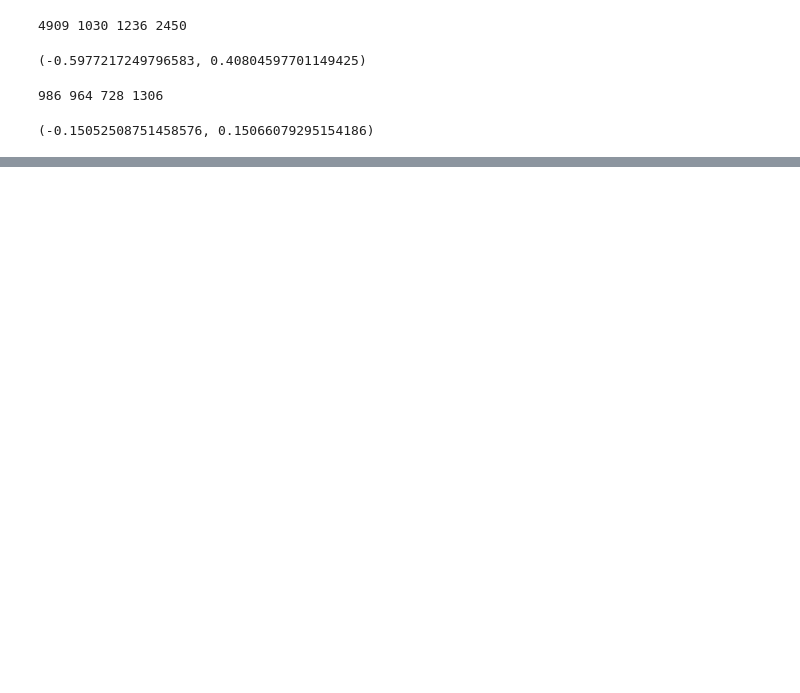
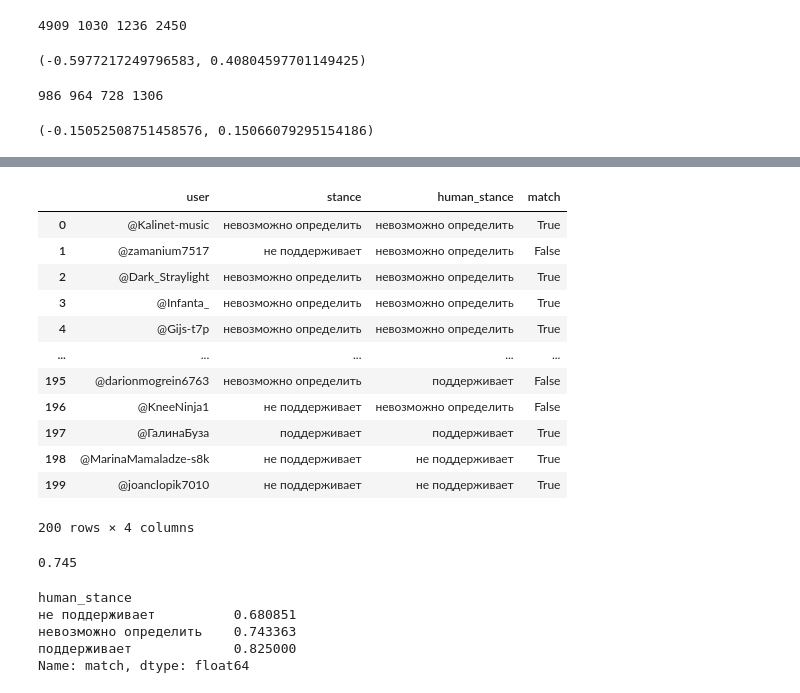
Before and after one commit to Vadim-Vasilyev/Youtube_research, a Jupyter notebook: processing.ipynb, the cells around one changed output, grey strips where cells are left out. Saved outputs shown, nothing was run; the diff lists cells and outputs as text; code cells hidden in the pictures; blank space fills up the shorter version.

```diff
--- a/processing.ipynb
+++ b/processing.ipynb
@@ -270,0 +340,34 @@ calculate_ei(newchron_nodes, newchron_edges)
+# %%
+human = pd.read_csv("./data/human_labels/flatearth_human.csv", encoding="utf-8", sep=";")[["user", "stance"]].rename({"stance": "human_stance"}, axis="columns")
+gpt = pd.read_csv("./data/human_labels/flatearth.csv", encoding="utf-8", sep=",")[["user", "stance"]]
+# %%
+m = pd.merge(gpt, human, on="user")
+m["match"] = m.stance == m.human_stance
+m
+# %% [output]
+|  | user | stance | human_stance | match |
+| 0 | @Kalinet-music | невозможно определить | невозможно определить | True |
+| 1 | @zamanium7517 | не поддерживает | невозможно определить | False |
+| 2 | @Dark_Straylight | невозможно определить | невозможно определить | True |
+| 3 | @Infanta_ | невозможно определить | невозможно определить | True |
+| 4 | @Gijs-t7p | невозможно определить | невозможно определить | True |
+| ... | ... | ... | ... | ... |
+| 195 | @darionmogrein6763 | невозможно определить | поддерживает | False |
+| 196 | @KneeNinja1 | не поддерживает | невозможно определить | False |
+| 197 | @ГалинаБуза | поддерживает | поддерживает | True |
+| 198 | @MarinaMamaladze-s8k | не поддерживает | не поддерживает | True |
+| 199 | @joanclopik7010 | не поддерживает | не поддерживает | True |
+200 rows × 4 columns
+# %%
+m.match.sum() / len(m)
+# %% [output]
+0.745
+# %%
+# accuracy
+m.groupby("human_stance")["match"].sum() / m.groupby("human_stance")["match"].size()
+# %% [output]
+human_stance
+не поддерживает          0.680851
+невозможно определить    0.743363
+поддерживает             0.825000
+Name: match, dtype: float64
```
Also changed, not shown: parts of 22 cells of this notebook, 2 other files.
